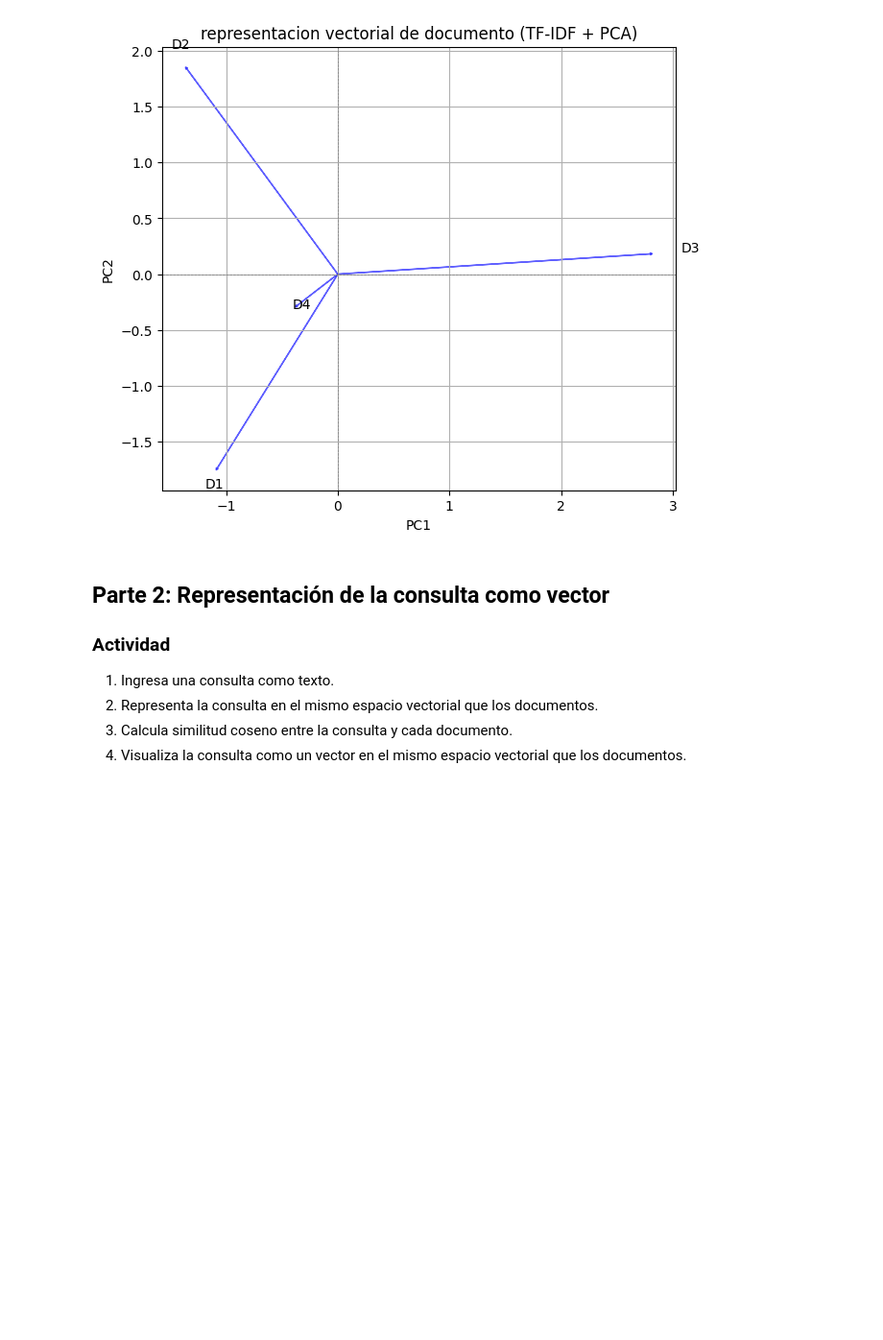
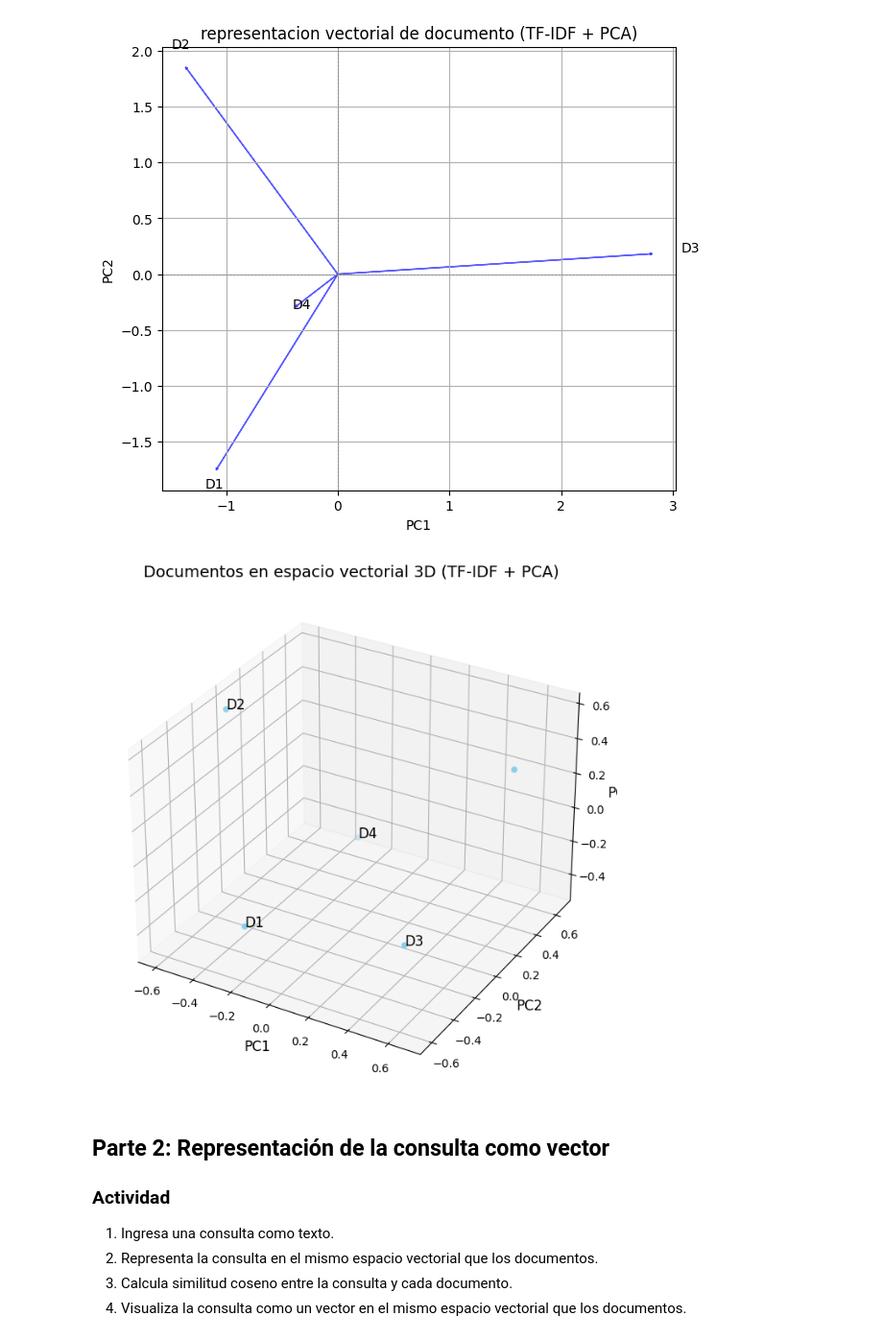
Before and after one commit to bcarpio16/RecuperacionInformacion, a Jupyter notebook: Ejercicio3/ejercicio3-byroncarpio.ipynb, the cells around one changed output. Shown at 96% size. Saved outputs shown, nothing was run; the diff lists cells and outputs as text; code cells hidden in the pictures; blank space fills up the shorter version.

```diff
--- a/Ejercicio3/ejercicio3-byroncarpio.ipynb
+++ b/Ejercicio3/ejercicio3-byroncarpio.ipynb
@@ -137,6 +137,30 @@ plt.gca().set_aspect('equal', adjustable='box')
 plt.show()
 # %% [output]
 [figure]
+# %%
+pca = PCA(n_components=3)
+docs_3d = pca.fit_transform(tfidf_matrix.toarray())
+
+fig = plt.figure(figsize=(10, 8))
+ax = fig.add_subplot(111, projection='3d')
+
+# Puntos 3D
+ax.scatter(docs_3d[:, 0], docs_3d[:, 1], docs_3d[:, 2], color='skyblue')
+
+# Etiquetas de documentos
+etiquetas = ["D1", "D2", "D3", "D4"]
+for i, txt in enumerate(etiquetas):
+    ax.text(docs_3d[i, 0], docs_3d[i, 1], docs_3d[i, 2], txt, fontsize=12)
+
+# Títulos y ejes
+ax.set_title("Documentos en espacio vectorial 3D (TF-IDF + PCA)", fontsize=14)
+ax.set_xlabel("PC1", fontsize=12)
+ax.set_ylabel("PC2", fontsize=12)
+ax.set_zlabel("PC3", fontsize=12)
+
+plt.show()
+# %% [output]
+[figure, added]
 # %% [markdown]
 ## Parte 2: Representación de la consulta como vector
 ### Actividad
```
